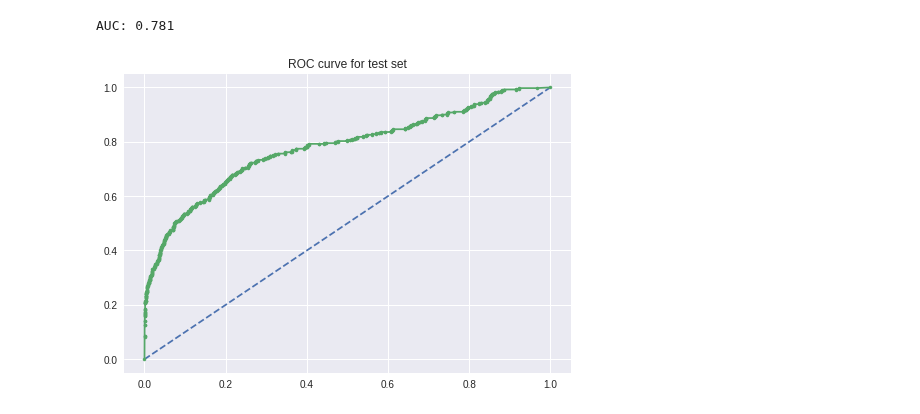
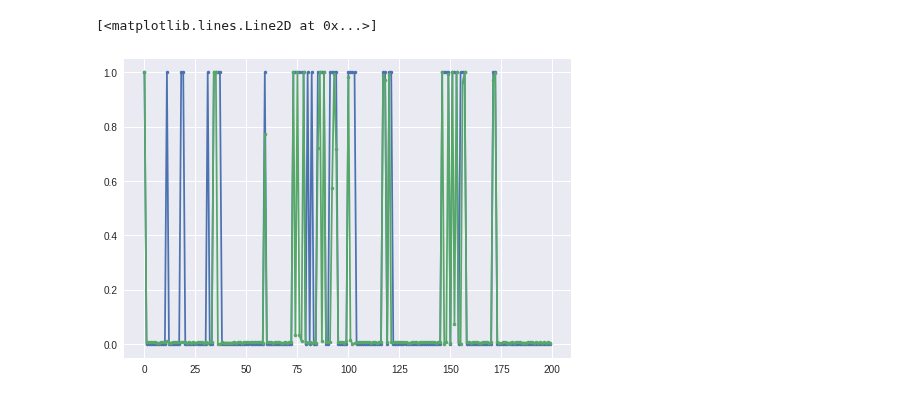
Before and after one commit to hannape/CNN-pierwsze-podejscie, a Jupyter notebook: cnn_grid_with_scorer.ipynb, the cells around one changed output. Cells and saved outputs as stored; diff of their text form; code cells hidden in the pictures.

```diff
--- a/cnn_grid_with_scorer.ipynb
+++ b/cnn_grid_with_scorer.ipynb
@@ -210,17 +108,5 @@ def binary_crossentropy(target, output, from_logits=False):
 # %%
-sample_weight = sample_weight_frame
-def mean_squared_error2(y_true, y_pred):   ## taka działa w compile
-  return K.mean(K.square(y_pred*2 - y_true), axis=-1)
-
-def loss_2_args_new(y_true, y_pred):    ## a czemu taka nie?
-  return log_loss(y_true.values, y_pred, sample_weight=sample_weight.loc[y_true.index.values].values.reshape(-1), normalize=True)
-
-def make_model_modified(dense_layer_sizes,filters, kernel_size,pool_size):
-
-    #dense_layer_sizes= 128
-    #filters = 20
-    #kernel_size = [3,3]
-    #pool_size = [2,2]
+def make_model_modified(dense_layer_sizes,filters, kernel_size,pool_size,lr, drop_out):
 
     model = Sequential()
     model.add(Conv2D(filters, kernel_size,input_shape=input_shape, activation='relu'))
@@ -232,9 +118,9 @@ def make_model_modified(dense_layer_sizes,filters, kernel_size,pool_size):
 
     model.add(Flatten())
     model.add(Dense(dense_layer_sizes, activation='relu'))
-    model.add(Dropout(0.2))
+    model.add(Dropout(drop_out))
     model.add(Dense(32, activation='relu'))
-    model.add(Dropout(0.2))
+    model.add(Dropout(drop_out))
     model.add(Dense(1, activation='sigmoid'))
 
     model.compile(loss=custom_loss,#'binary_crossentropy',#loss_2_args(y_true, y_pred)'',#loss='binary_crossentropy'
@@ -243,7 +129,7 @@ def make_model_modified(dense_layer_sizes,filters, kernel_size,pool_size):
                   # my_score2(sample_weight_frame) ---->  https://stackoverflow.com/questions/46858016/keras-custom-loss-function-to-pass-arguments-other-than-y-true-and-y-pred
                   # my_loss ---------------------------->też nie chodzi a chyba powinien, coś z formatem nie tak.  ERROR: 'Tensor' object has no attribute 'values'
                   # inne źródło: https://github.com/keras-team/keras/issues/2115
-                  optimizer='adam',
-                  metrics=['accuracy',metrics=auc_roc])
+                  optimizer=keras.optimizers.Adam(lr),
+                  metrics=['accuracy',auc_roc])
 
     return model
@@ -344,21 +217,6 @@ acc :  0.9551561197072176
-# %%
-# calculate AUC of final model on a test set
-probs = best_model.predict_proba(X_test)
-# keep probabilities for the positive outcome only
-#probs = probs[:, 1]
-y_test2 = numpy.load('drive/My Drive/y_test.npy')  # osobno, bo inny wymiar
-
-auc = roc_auc_score(y_test2, probs)
-print('AUC: %.3f' % auc)
-
-fpr, tpr, thresholds = roc_curve(y_test2, probs)
-# plot no skill
-pyplot.plot([0, 1], [0, 1], linestyle='--')
-# plot the roc curve for the model
-pyplot.plot(fpr, tpr, marker='.')
-# show the plot
-plt.title('ROC curve for test set')
-pyplot.show()
-# %% [output]
-AUC: 0.781
-[figure, removed]
+# %%
+pyplot.plot(y_test2[10100:10300], marker='.')
+pyplot.plot(probs[10100:10300], marker='.')
+# %% [output]
+[<matplotlib.lines.Line2D at 0x...>]
+[figure, added]
```
Also changed, not shown: parts of 13 cells of this notebook.
